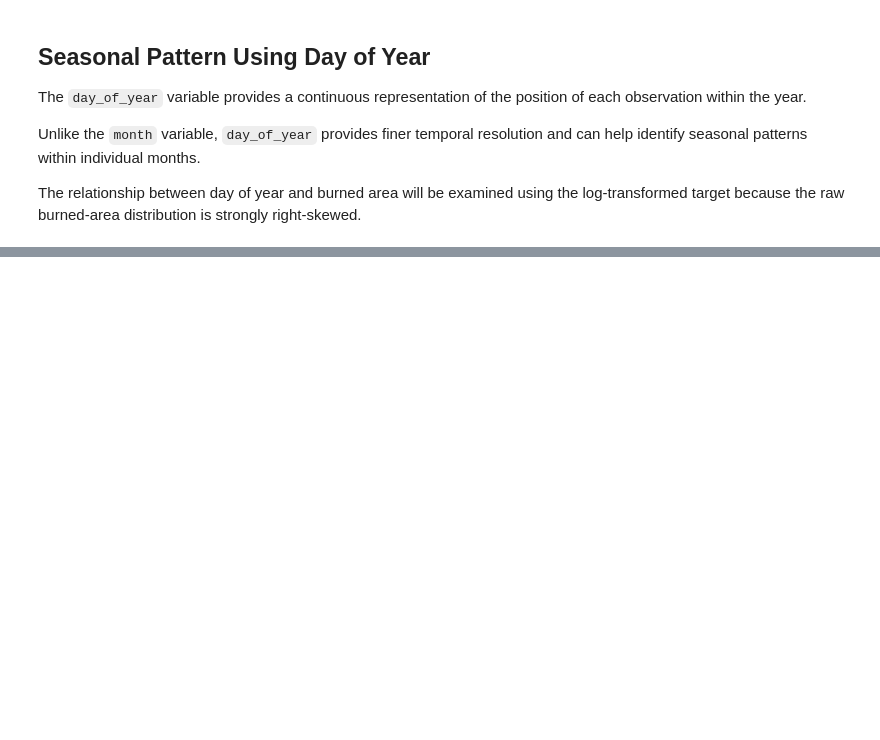
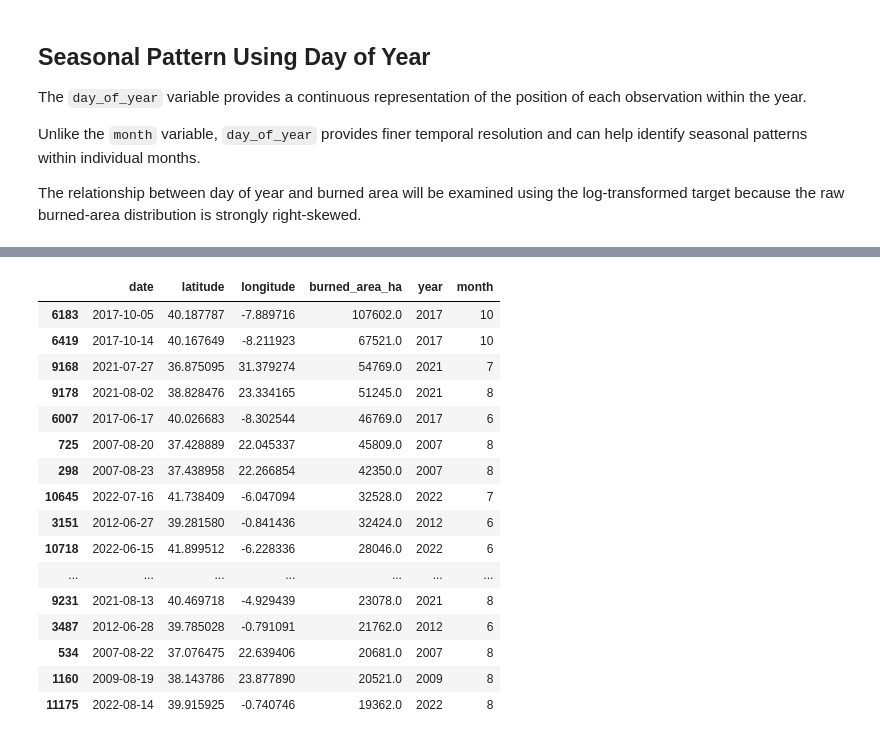
Before and after one commit to mraznyrazeek/ML-Based-Forest-Fire-Prediction-Project, a Jupyter notebook: backend/notebooks/01_mesogeos_data_investigation.ipynb, the cells around one changed output, grey strips where cells are left out. Drawn from its saved outputs; the diff is of its cells as text; code cells hidden in the pictures; blank space fills up the shorter version.

```diff
--- a/backend/notebooks/01_mesogeos_data_investigation.ipynb
+++ b/backend/notebooks/01_mesogeos_data_investigation.ipynb
@@ -1990,0 +2024,11 @@ The relationship between day of year and burned area will be examined using the
+# %%
+target = df["burned_area_ha"]
+
+zero_count = (target == 0).sum()
+nonzero_count = (target > 0).sum()
+
+print("Zero burned-area records:", zero_count)
+print("Non-zero burned-area records:", nonzero_count)
+
+print("\nMinimum burned area:", target.min())
+print("Maximum burned area:", target.max())
@@ -1990,0 +2100,44 @@ The relationship between day of year and burned area will be examined using the
+# %%
+# ============================================================
+# FINAL EXTREME WILDFIRE EVENT ANALYSIS
+# ============================================================
+
+p90 = target.quantile(0.90)
+p95 = target.quantile(0.95)
+p99 = target.quantile(0.99)
+p999 = target.quantile(0.999)
+
+print("Target percentile thresholds:")
+print(f"90th percentile : {p90:.2f} ha")
+print(f"95th percentile : {p95:.2f} ha")
+print(f"99th percentile : {p99:.2f} ha")
+print(f"99.9th percentile: {p999:.2f} ha")
+
+print("\nNumber of observations above each threshold:")
+
+print("Above 90th percentile :", (target > p90).sum())
+print("Above 95th percentile :", (target > p95).sum())
+print("Above 99th percentile :", (target > p99).sum())
+print("Above 99.9th percentile:", (target > p999).sum())
+
+print("\nLargest wildfire events:")
+
+extreme_events = df[
+    df["burned_area_ha"] >= p99
+].copy()
+
+display(
+    extreme_events[
+        [
+            "date",
+            "latitude",
+            "longitude",
+            "burned_area_ha",
+            "year",
+            "month"
+        ]
+    ]
+    .sort_values("burned_area_ha", ascending=False)
+    .head(20)
+)
+# %% [output]
@@ -1990,0 +2157,17 @@ The relationship between day of year and burned area will be examined using the
+|  | date | latitude | longitude | burned_area_ha | year | month |
+| 6183 | 2017-10-05 | 40.187787 | -7.889716 | 107602.0 | 2017 | 10 |
+| 6419 | 2017-10-14 | 40.167649 | -8.211923 | 67521.0 | 2017 | 10 |
+| 9168 | 2021-07-27 | 36.875095 | 31.379274 | 54769.0 | 2021 | 7 |
+| 9178 | 2021-08-02 | 38.828476 | 23.334165 | 51245.0 | 2021 | 8 |
+| 6007 | 2017-06-17 | 40.026683 | -8.302544 | 46769.0 | 2017 | 6 |
+| 725 | 2007-08-20 | 37.428889 | 22.045337 | 45809.0 | 2007 | 8 |
+| 298 | 2007-08-23 | 37.438958 | 22.266854 | 42350.0 | 2007 | 8 |
+| 10645 | 2022-07-16 | 41.738409 | -6.047094 | 32528.0 | 2022 | 7 |
+| 3151 | 2012-06-27 | 39.281580 | -0.841436 | 32424.0 | 2012 | 6 |
+| 10718 | 2022-06-15 | 41.899512 | -6.228336 | 28046.0 | 2022 | 6 |
+| ... | ... | ... | ... | ... | ... | ... |
+| 9231 | 2021-08-13 | 40.469718 | -4.929439 | 23078.0 | 2021 | 8 |
+| 3487 | 2012-06-28 | 39.785028 | -0.791091 | 21762.0 | 2012 | 6 |
+| 534 | 2007-08-22 | 37.076475 | 22.639406 | 20681.0 | 2007 | 8 |
+| 1160 | 2009-08-19 | 38.143786 | 23.877890 | 20521.0 | 2009 | 8 |
+| 11175 | 2022-08-14 | 39.915925 | -0.740746 | 19362.0 | 2022 | 8 |
```
Also changed, not shown: parts of 7 cells of this notebook.
